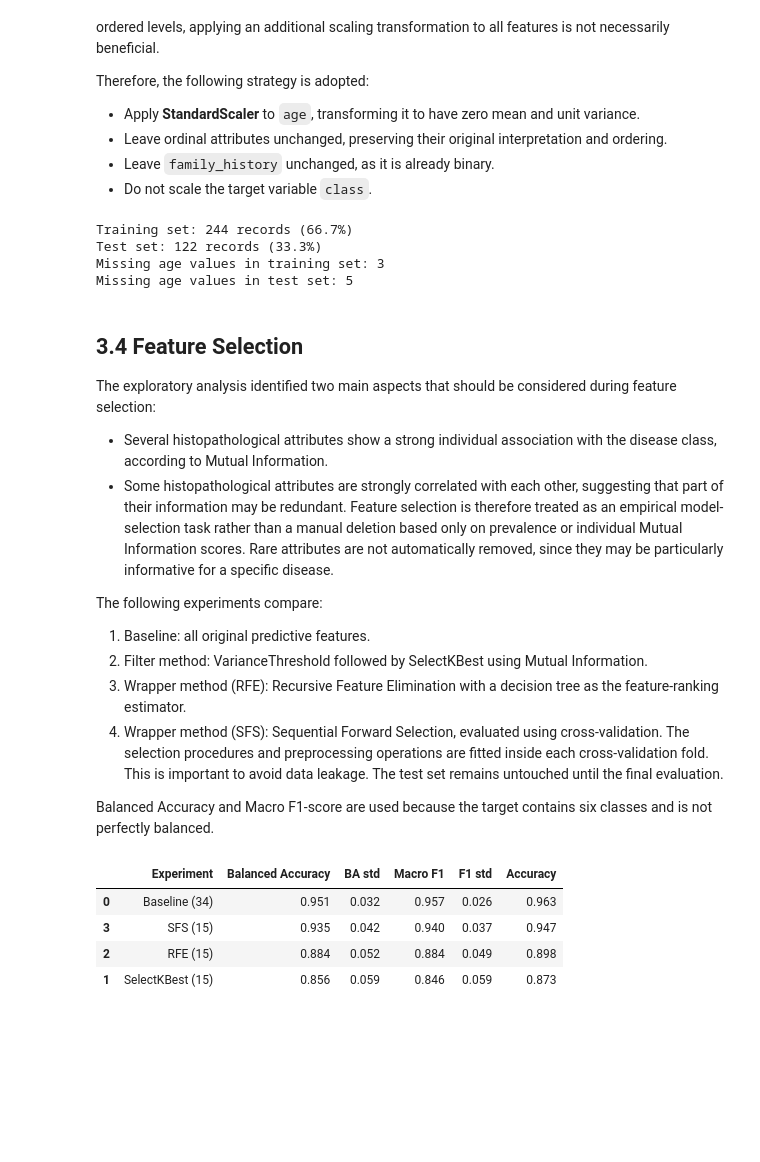
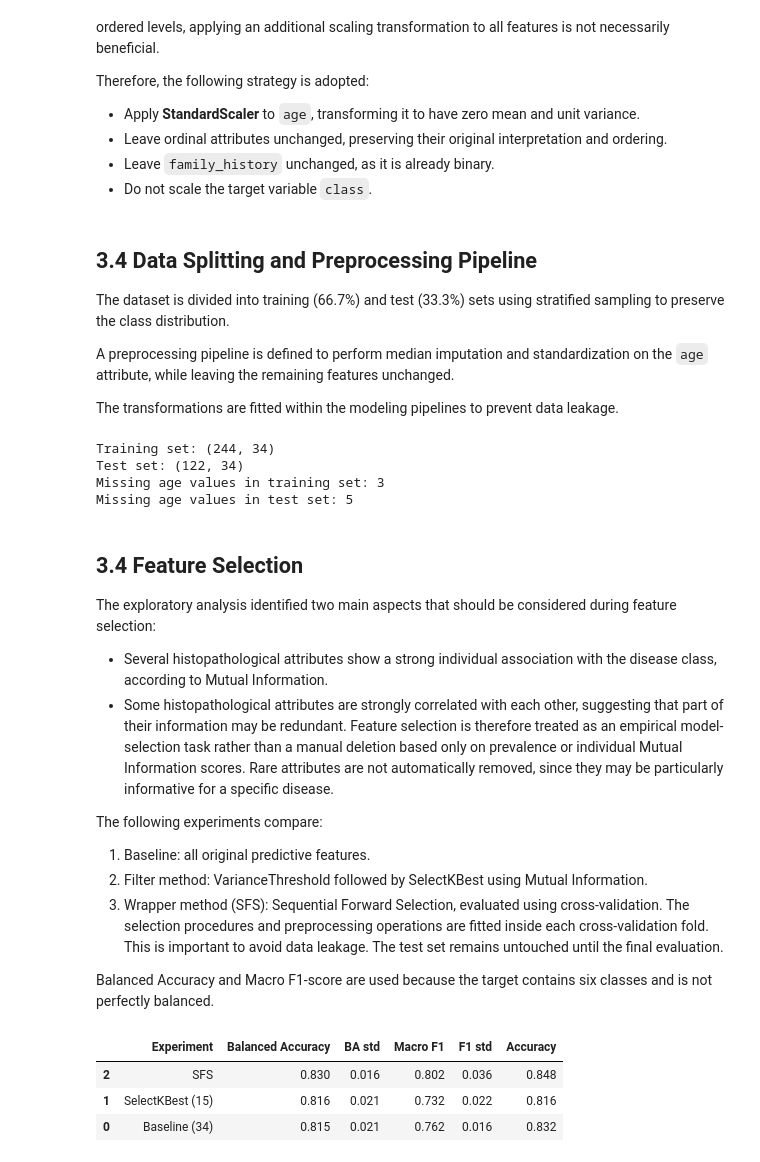
Before and after one commit to lolloantonioli/dermatology-disease-classification, a Jupyter notebook: dermatology_disease_classification.ipynb, the cells around one changed output. Drawn from its saved outputs; the diff is of its cells as text; code cells hidden in the pictures; blank space fills up the shorter version.

Commit message:
feat: modified feature selection section

```diff
--- a/dermatology_disease_classification.ipynb
+++ b/dermatology_disease_classification.ipynb
@@ -1101,14 +1122,18 @@ Therefore, the following strategy is adopted:
 - Leave ordinal attributes unchanged, preserving their original interpretation and ordering.
 - Leave `family_history` unchanged, as it is already binary.
 - Do not scale the target variable `class`.
+# %% [markdown]
+## 3.4 Data Splitting and Preprocessing Pipeline
+
+The dataset is divided into training (66.7%) and test (33.3%) sets using stratified sampling to preserve the class distribution.
+
+A preprocessing pipeline is defined to perform median imputation and standardization on the `age` attribute, while leaving the remaining features unchanged.
+
+The transformations are fitted within the modeling pipelines to prevent data leakage.
 # %%
-# Keep the original missing values here: imputation will be learned inside each pipeline.
-X = df_analysis.drop(columns=['class', 'class_name'], errors='ignore').copy()
-X['age'] = pd.to_numeric(X['age'], errors='coerce')
-y = df_analysis['class'].astype(int)
+X = df.drop(columns=['class']).copy()
+y = df['class'].astype(int)
 
-# Split data into training and test sets.
-# The test set is held out and will only be used for the final evaluation.
 X_train, X_test, y_train, y_test = train_test_split(
     X, y,
     test_size=1/3,
@@ -1116,12 +1141,12 @@ X_train, X_test, y_train, y_test = train_test_split(
     random_state=42
 )
 
-print(f"Training set: {X_train.shape[0]} records ({X_train.shape[0]/len(X)*100:.1f}%)")
-print(f"Test set: {X_test.shape[0]} records ({X_test.shape[0]/len(X)*100:.1f}%)")
+print(f"Training set: {X_train.shape}")
+print(f"Test set: {X_test.shape}")
 print(f"Missing age values in training set: {X_train['age'].isna().sum()}")
 print(f"Missing age values in test set: {X_test['age'].isna().sum()}")
 # %% [output]
-Training set: 244 records (66.7%)
-Test set: 122 records (33.3%)
+Training set: (244, 34)
+Test set: (122, 34)
 Missing age values in training set: 3
 Missing age values in test set: 5
@@ -1135,47 +1172,17 @@ Feature selection is therefore treated as an empirical model-selection task rath
 The following experiments compare:
 1. Baseline: all original predictive features.
 2. Filter method: VarianceThreshold followed by SelectKBest using Mutual Information.
-3. Wrapper method (RFE): Recursive Feature Elimination with a decision tree as the feature-ranking estimator.
-4. Wrapper method (SFS): Sequential Forward Selection, evaluated using cross-validation.
+3. Wrapper method (SFS): Sequential Forward Selection, evaluated using cross-validation.
 The selection procedures and preprocessing operations are fitted inside each cross-validation fold. This is important to avoid data leakage. The test set remains untouched until the final evaluation.
 
 Balanced Accuracy and Macro F1-score are used because the target contains six classes and is not perfectly balanced.
 # %%
-# Feature selection: compare four strategies
-
-from sklearn.compose import ColumnTransformer
-from sklearn.pipeline import Pipeline
-from sklearn.impute import SimpleImputer
-from sklearn.preprocessing import StandardScaler
-from sklearn.feature_selection import VarianceThreshold, SelectKBest, mutual_info_classif, RFE, SequentialFeatureSelector
-from sklearn.tree import DecisionTreeClassifier
-from sklearn.ensemble import RandomForestClassifier
-from sklearn.model_selection import StratifiedKFold, cross_validate
-from sklearn.metrics import classification_report, ConfusionMatrixDisplay
-from sklearn.metrics import accuracy_score, balanced_accuracy_score, f1_score
-from sklearn.base import clone
-
-# Preprocessing: impute and scale age; keep ordinal features unchanged.
-age_cols = ['age']
-other_cols = [c for c in X_train.columns if c != 'age']
-
-preprocessor = ColumnTransformer([
-    ('age', Pipeline([
-        ('imputer', SimpleImputer(strategy='median')),
-        ('scaler', StandardScaler())
-    ]), age_cols),
-    ('ordinal', 'passthrough', other_cols)
-], verbose_feature_names_out=False)
-
 # Mutual Information: age is continuous, the other attributes are discrete.
 def mi_score(X, y):
     discrete = [False] + [True] * (X.shape[1] - 1)
     return mutual_info_classif(X, y, discrete_features=discrete, random_state=42)
 
-tree = DecisionTreeClassifier(max_depth=4, class_weight='balanced', random_state=42)
-model = RandomForestClassifier(
-    n_estimators=300, class_weight='balanced', random_state=42, n_jobs=-1
-)
+model = DecisionTreeClassifier(max_depth=4, class_weight='balanced', random_state=42)
 
 cv = StratifiedKFold(n_splits=5, shuffle=True, random_state=42)
 
@@ -1187,48 +1194,39 @@ pipelines = {
     ]),
     'SelectKBest (15)': Pipeline([
         ('prep', clone(preprocessor)),
-        ('variance', VarianceThreshold()),
         ('select', SelectKBest(mi_score, k=15)),
         ('model', clone(model))
     ]),
-    'RFE (15)': Pipeline([
+    'SFS': Pipeline([
         ('prep', clone(preprocessor)),
-        ('variance', VarianceThreshold()),
-        ('select', RFE(clone(tree), n_features_to_select=15)),
-        ('model', clone(model))
-    ]),
-    'SFS (15)': Pipeline([
-        ('prep', clone(preprocessor)),
-        ('variance', VarianceThreshold()),
         ('select', SequentialFeatureSelector(
-            clone(tree), n_features_to_select=15, direction='forward',
+            clone(model), n_features_to_select='auto', direction='forward',
             scoring='balanced_accuracy',
             cv=StratifiedKFold(n_splits=3, shuffle=True, random_state=42),
             n_jobs=-1
         )),
         ('model', clone(model))
     ])
 }
 
 scores = {'balanced_accuracy': 'balanced_accuracy', 'macro_f1': 'f1_macro', 'accuracy': 'accuracy'}
 results = []
 
 for name, pipe in pipelines.items():
     cv_scores = cross_validate(pipe, X_train, y_train, cv=cv, scoring=scores, n_jobs=1)
     results.append({
         'Experiment': name,
         'Balanced Accuracy': cv_scores['test_balanced_accuracy'].mean(),
         'BA std': cv_scores['test_balanced_accuracy'].std(),
         'Macro F1': cv_scores['test_macro_f1'].mean(),
         'F1 std': cv_scores['test_macro_f1'].std(),
         'Accuracy': cv_scores['test_accuracy'].mean()
     })
 
 results_df = pd.DataFrame(results).sort_values('Balanced Accuracy', ascending=False)
 display(results_df.round(3))
 # %% [output]
 |  | Experiment | Balanced Accuracy | BA std | Macro F1 | F1 std | Accuracy |
-| 0 | Baseline (34) | 0.951 | 0.032 | 0.957 | 0.026 | 0.963 |
-| 3 | SFS (15) | 0.935 | 0.042 | 0.940 | 0.037 | 0.947 |
-| 2 | RFE (15) | 0.884 | 0.052 | 0.884 | 0.049 | 0.898 |
-| 1 | SelectKBest (15) | 0.856 | 0.059 | 0.846 | 0.059 | 0.873 |
+| 2 | SFS | 0.830 | 0.016 | 0.802 | 0.036 | 0.848 |
+| 1 | SelectKBest (15) | 0.816 | 0.021 | 0.732 | 0.022 | 0.816 |
+| 0 | Baseline (34) | 0.815 | 0.021 | 0.762 | 0.016 | 0.832 |
```
Also changed, not shown: parts of 11 cells of this notebook.
